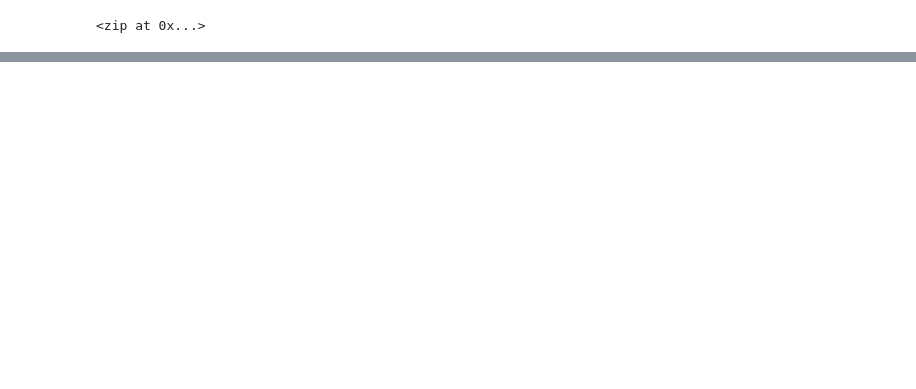
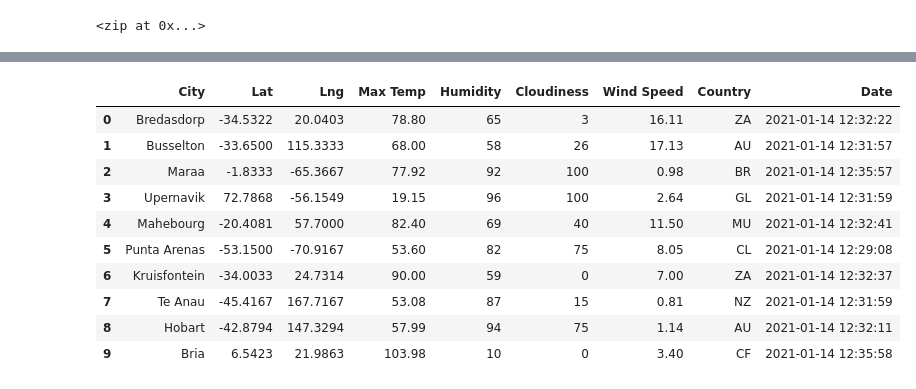
Before and after one commit to evflores001/World_Weather_Analysis, a Jupyter notebook: WeatherPy.ipynb, the cells around one changed output, grey strips where cells are left out. Saved outputs shown, nothing was run; the diff lists cells and outputs as text; code cells hidden in the pictures; blank space fills up the shorter version.

```diff
--- a/WeatherPy.ipynb
+++ b/WeatherPy.ipynb
@@ -32,0 +35,3 @@ len(cities)
+# %%
+# Starting URL for Weather Map API Call.
+url = "http://api.openweathermap.org/data/2.5/weather?units=Imperial&APPID=" + weather_api_key
@@ -32,0 +41,10 @@ len(cities)
+# %%
+# Create an empty list to hold the weather data.
+city_data = []
+# Print the beginning of the logging.
+print("Beginning Data Retrieval     ")
+print("-----------------------------")
+
+# Create counters.
+record_count = 1
+set_count = 1
@@ -32,0 +121,16 @@ len(cities)
+# %%
+# Convert the array of dictionaries to a Pandas DataFrame.
+city_data_df = pd.DataFrame(city_data)
+city_data_df.head(10)
+# %% [output]
+|  | City | Lat | Lng | Max Temp | Humidity | Cloudiness | Wind Speed | Country | Date |
+| 0 | Bredasdorp | -34.5322 | 20.0403 | 78.80 | 65 | 3 | 16.11 | ZA | 2021-01-14 12:32:22 |
+| 1 | Busselton | -33.6500 | 115.3333 | 68.00 | 58 | 26 | 17.13 | AU | 2021-01-14 12:31:57 |
+| 2 | Maraa | -1.8333 | -65.3667 | 77.92 | 92 | 100 | 0.98 | BR | 2021-01-14 12:35:57 |
+| 3 | Upernavik | 72.7868 | -56.1549 | 19.15 | 96 | 100 | 2.64 | GL | 2021-01-14 12:31:59 |
+| 4 | Mahebourg | -20.4081 | 57.7000 | 82.40 | 69 | 40 | 11.50 | MU | 2021-01-14 12:32:41 |
+| 5 | Punta Arenas | -53.1500 | -70.9167 | 53.60 | 82 | 75 | 8.05 | CL | 2021-01-14 12:29:08 |
+| 6 | Kruisfontein | -34.0033 | 24.7314 | 90.00 | 59 | 0 | 7.00 | ZA | 2021-01-14 12:32:37 |
+| 7 | Te Anau | -45.4167 | 167.7167 | 53.08 | 87 | 15 | 0.81 | NZ | 2021-01-14 12:31:59 |
+| 8 | Hobart | -42.8794 | 147.3294 | 57.99 | 94 | 75 | 1.14 | AU | 2021-01-14 12:32:11 |
+| 9 | Bria | 6.5423 | 21.9863 | 103.98 | 10 | 0 | 3.40 | CF | 2021-01-14 12:35:58 |
```
Also changed, not shown: parts of 9 cells of this notebook, 2 other files.
